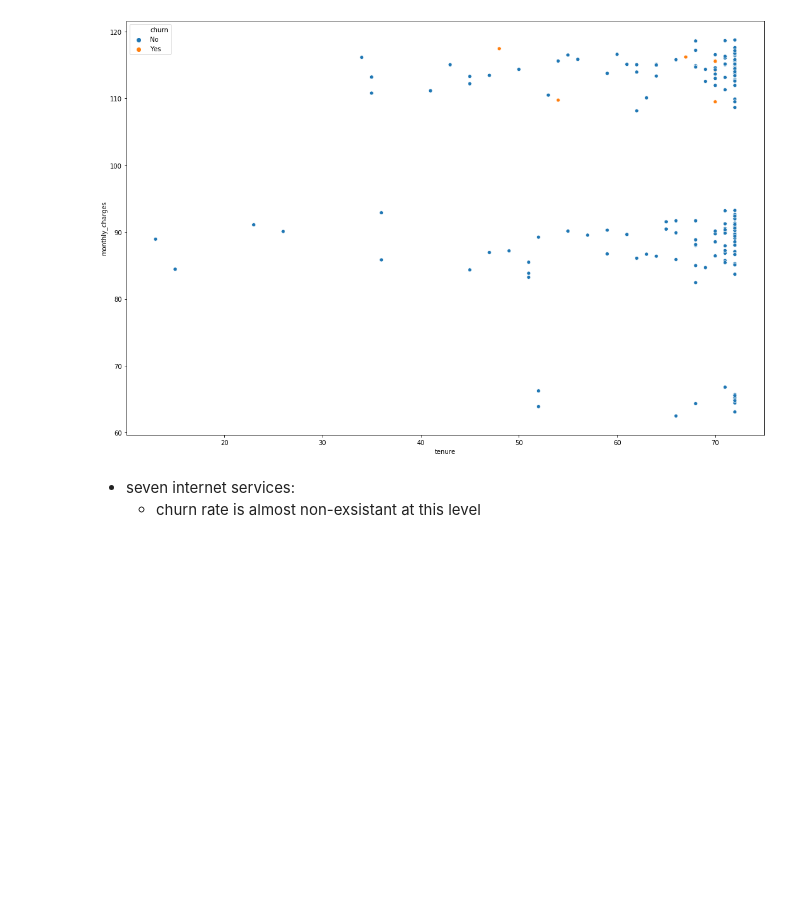
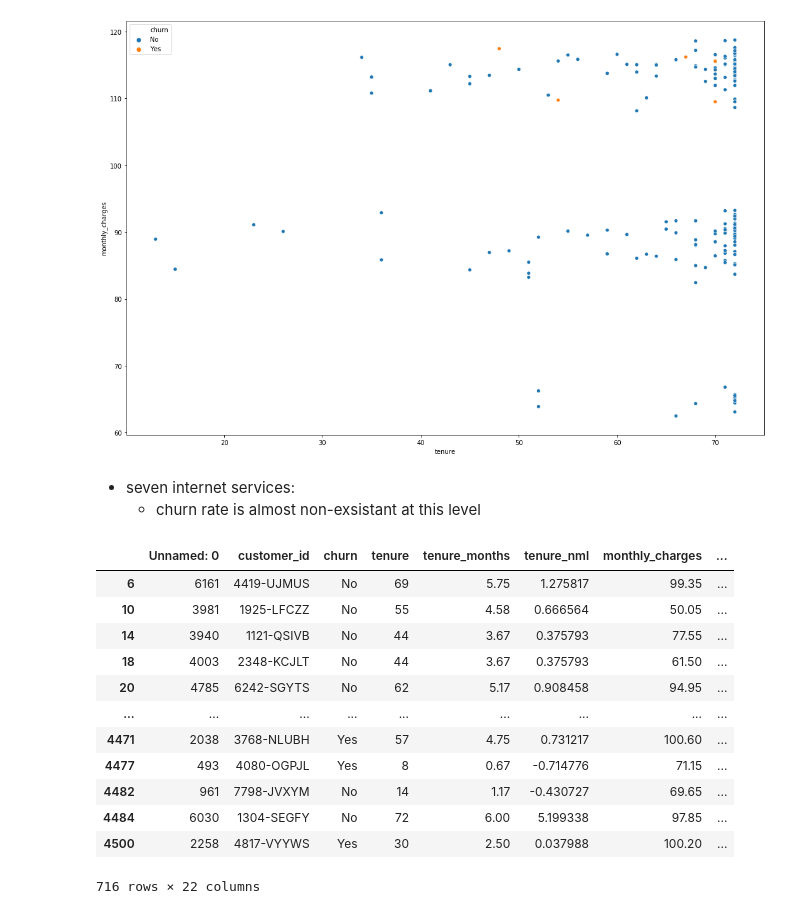
Before and after one commit to team-db-telco/telco-classification-project, a Jupyter notebook: explore_david.ipynb, the cells around one changed output. Saved outputs shown, nothing was run; the diff lists cells and outputs as text; code cells hidden in the pictures; blank space fills up the shorter version.

```diff
--- a/explore_david.ipynb
+++ b/explore_david.ipynb
@@ -180,3 +180,19 @@ sns.scatterplot(x='tenure', y='monthly_charges', data=train[train.internet_servi
 # %% [markdown]
 - seven internet services:
     - churn rate is almost non-exsistant at this level
+# %%
+train[train.internet_services == 4]
+# %% [output]
+|  | Unnamed: 0 | customer_id | churn | tenure | tenure_months | tenure_nml | monthly_charges | ... |
+| 6 | 6161 | 4419-UJMUS | No | 69 | 5.75 | 1.275817 | 99.35 | ... |
+| 10 | 3981 | 1925-LFCZZ | No | 55 | 4.58 | 0.666564 | 50.05 | ... |
+| 14 | 3940 | 1121-QSIVB | No | 44 | 3.67 | 0.375793 | 77.55 | ... |
+| 18 | 4003 | 2348-KCJLT | No | 44 | 3.67 | 0.375793 | 61.50 | ... |
+| 20 | 4785 | 6242-SGYTS | No | 62 | 5.17 | 0.908458 | 94.95 | ... |
+| ... | ... | ... | ... | ... | ... | ... | ... | ... |
+| 4471 | 2038 | 3768-NLUBH | Yes | 57 | 4.75 | 0.731217 | 100.60 | ... |
+| 4477 | 493 | 4080-OGPJL | Yes | 8 | 0.67 | -0.714776 | 71.15 | ... |
+| 4482 | 961 | 7798-JVXYM | No | 14 | 1.17 | -0.430727 | 69.65 | ... |
+| 4484 | 6030 | 1304-SEGFY | No | 72 | 6.00 | 5.199338 | 97.85 | ... |
+| 4500 | 2258 | 4817-VYYWS | Yes | 30 | 2.50 | 0.037988 | 100.20 | ... |
+716 rows × 22 columns
```
